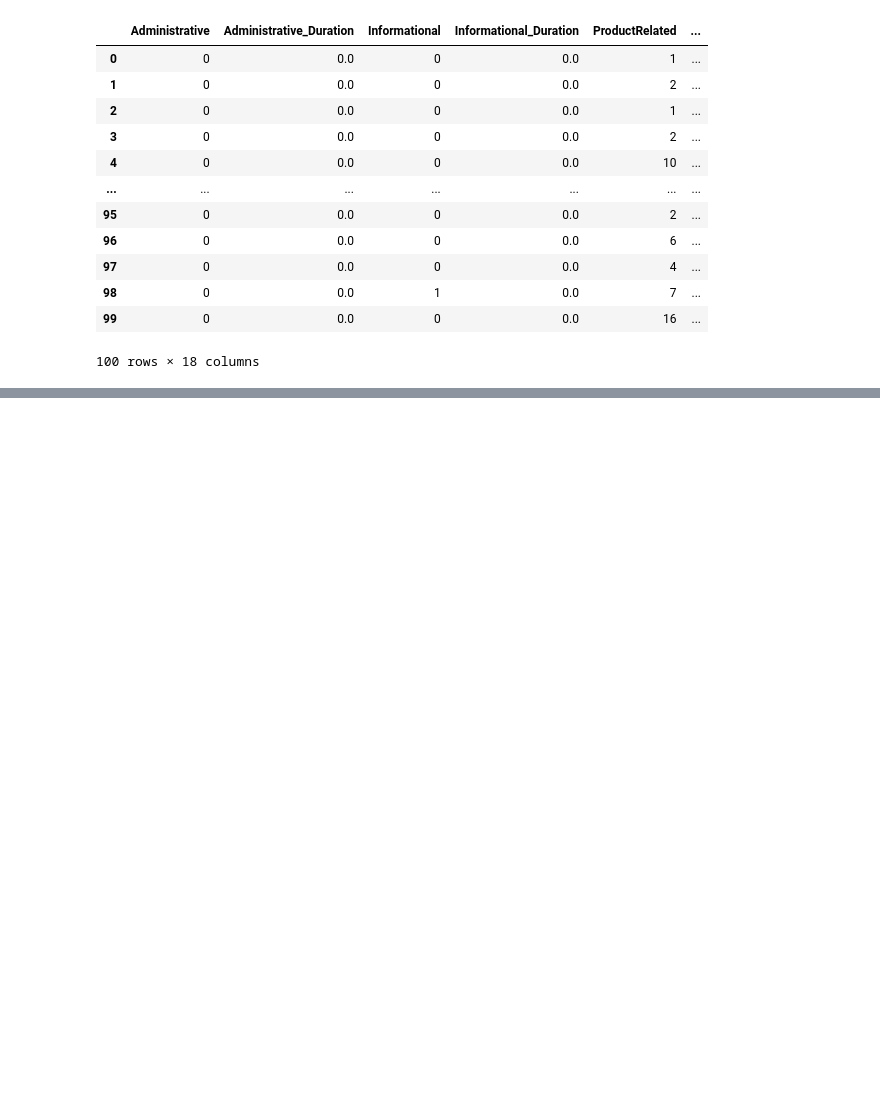
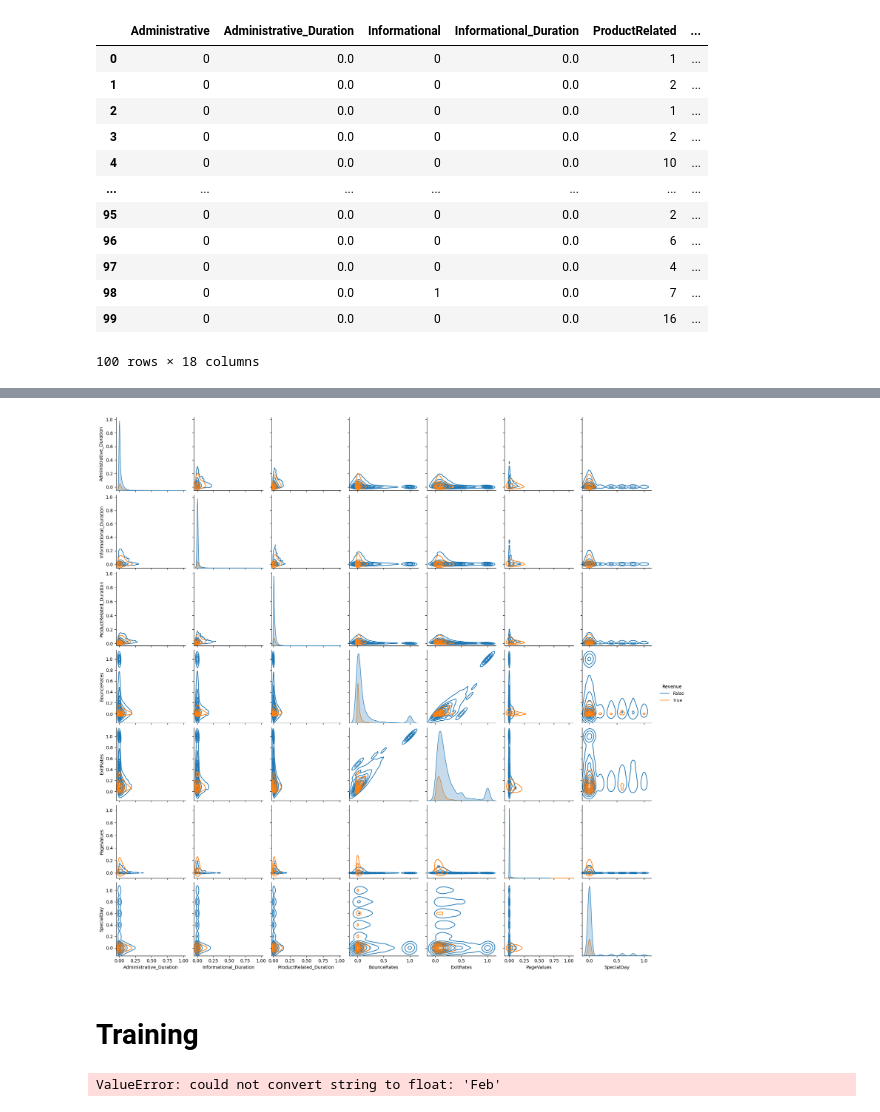
Before and after one commit to Omegalpha44/DIA3_python-project, a Jupyter notebook: code.ipynb, the cells around one changed output, grey strips where cells are left out. Drawn from its saved outputs; the diff is of its cells as text; code cells hidden in the pictures; blank space fills up the shorter version.

```diff
--- a/code.ipynb
+++ b/code.ipynb
@@ -82,0 +108,18 @@ dataset.head(100)
+# %%
+sns.pairplot(dataset, hue='Revenue', vars=['Administrative_Duration', 'Informational_Duration', 'ProductRelated_Duration', 'BounceRates', 'ExitRates', 'PageValues', 'SpecialDay'], kind = "kde")
+plt.show()
+# %% [output]
+[figure, added]
+# %% [markdown]
+# Training
+# %%
+# we are going to use dbscan and kmeans clustering algorithms to search for clusters in the dataset
+from sklearn.cluster import DBSCAN, KMeans
+
+dbscan = DBSCAN(eps=0.05, min_samples=5)
+KMeans = KMeans(n_clusters=2)
+
+dbscanned = dbscan.fit(dataset)
+kmeaned = KMeans.fit(dataset)
+# %% [output]
+ValueError: could not convert string to float: 'Feb'
```
Also changed, not shown: parts of 9 cells of this notebook, 1 other file.
